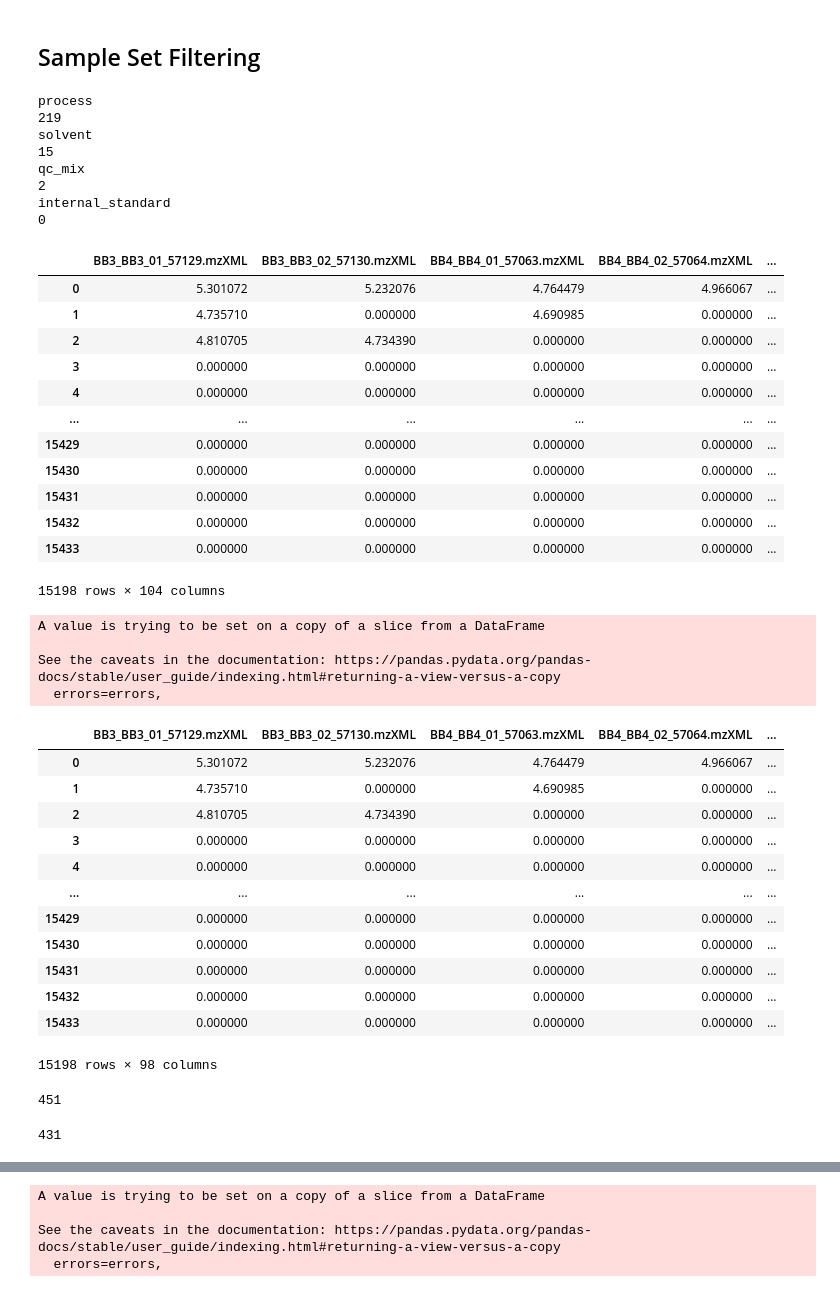
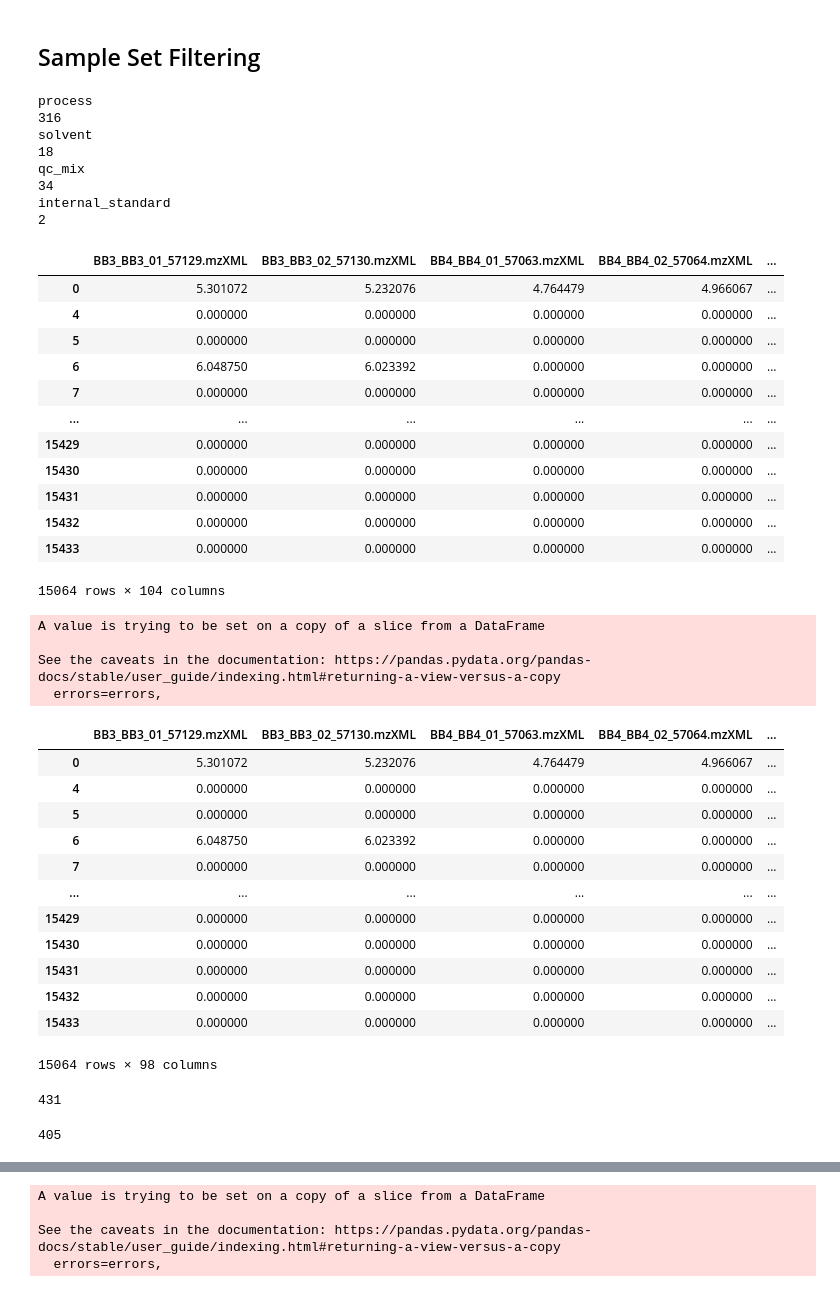
Before and after one commit to c-leber/ORCA, a Jupyter notebook: ORCA.ipynb, the cells around one changed output, grey strips where cells are left out. Cells and saved outputs as stored; diff of their text form; code cells hidden in the pictures.

```diff
--- a/ORCA.ipynb
+++ b/ORCA.ipynb
@@ -464,17 +464,17 @@ filename_column = 'filename'
 for blank in label_to_drop:
     query = filterby + ' == "' + blank + '"'
     print(blank)
-    print(len(df_transformed[md.query(query)['filename']][np.min(df_transformed[md.query(query)['filename']].T) > 0]))
-    df_transformed.drop(df_transformed[md.query(query)['filename']][np.min(df_transformed[md.query(query)['filename']].T) > 0].index, axis = 0, inplace=True)
+    print(len(df_transformed[md.query(query)['filename']][df_transformed[md.query(query)['filename']].T.median() > 0]))
+    df_transformed.drop(df_transformed[md.query(query)['filename']][df_transformed[md.query(query)['filename']].T.median() > 0].index, axis = 0, inplace=True)
 # %% [output]
 process
-219
+316
 solvent
-15
+18
 qc_mix
+34
+internal_standard
 2
-internal_standard
-0
 # %%
 # remove blanks
 filterby = 'SampleType'
@@ -489,53 +489,53 @@ df_transformed
 # %% [output]
 |  | BB3_BB3_01_57129.mzXML | BB3_BB3_02_57130.mzXML | BB4_BB4_01_57063.mzXML | BB4_BB4_02_57064.mzXML | ... |
 | 0 | 5.301072 | 5.232076 | 4.764479 | 4.966067 | ... |
-| 1 | 4.735710 | 0.000000 | 4.690985 | 0.000000 | ... |
-| 2 | 4.810705 | 4.734390 | 0.000000 | 0.000000 | ... |
-| 3 | 0.000000 | 0.000000 | 0.000000 | 0.000000 | ... |
 | 4 | 0.000000 | 0.000000 | 0.000000 | 0.000000 | ... |
+| 5 | 0.000000 | 0.000000 | 0.000000 | 0.000000 | ... |
+| 6 | 6.048750 | 6.023392 | 0.000000 | 0.000000 | ... |
+| 7 | 0.000000 | 0.000000 | 0.000000 | 0.000000 | ... |
 | ... | ... | ... | ... | ... | ... |
 | 15429 | 0.000000 | 0.000000 | 0.000000 | 0.000000 | ... |
 | 15430 | 0.000000 | 0.000000 | 0.000000 | 0.000000 | ... |
 | 15431 | 0.000000 | 0.000000 | 0.000000 | 0.000000 | ... |
 | 15432 | 0.000000 | 0.000000 | 0.000000 | 0.000000 | ... |
 | 15433 | 0.000000 | 0.000000 | 0.000000 | 0.000000 | ... |
-15198 rows × 104 columns
+15064 rows × 104 columns
 # %%
 # remove non Mb (Panama, unknown, Puerto Rico)
 filterby = 'ATTRIBUTE_collection_region'
-label_to_drop = 'Panama'
+label_to_drop = 'Puerto Rico'
 filename_column = 'filename'
 
 ################################################################################################
 query = filterby + ' == "' + label_to_drop + '"'
 df_transformed.drop(list(md.query(query)['filename']), axis = 1, inplace=True)
 df_transformed
 # %% [output]
 A value is trying to be set on a copy of a slice from a DataFrame
 
 See the caveats in the documentation: https://pandas.pydata.org/pandas-docs/stable/user_guide/indexing.html#returning-a-view-versus-a-copy
   errors=errors,
 |  | BB3_BB3_01_57129.mzXML | BB3_BB3_02_57130.mzXML | BB4_BB4_01_57063.mzXML | BB4_BB4_02_57064.mzXML | ... |
 | 0 | 5.301072 | 5.232076 | 4.764479 | 4.966067 | ... |
-| 1 | 4.735710 | 0.000000 | 4.690985 | 0.000000 | ... |
-| 2 | 4.810705 | 4.734390 | 0.000000 | 0.000000 | ... |
-| 3 | 0.000000 | 0.000000 | 0.000000 | 0.000000 | ... |
 | 4 | 0.000000 | 0.000000 | 0.000000 | 0.000000 | ... |
+| 5 | 0.000000 | 0.000000 | 0.000000 | 0.000000 | ... |
+| 6 | 6.048750 | 6.023392 | 0.000000 | 0.000000 | ... |
+| 7 | 0.000000 | 0.000000 | 0.000000 | 0.000000 | ... |
 | ... | ... | ... | ... | ... | ... |
 | 15429 | 0.000000 | 0.000000 | 0.000000 | 0.000000 | ... |
 | 15430 | 0.000000 | 0.000000 | 0.000000 | 0.000000 | ... |
 | 15431 | 0.000000 | 0.000000 | 0.000000 | 0.000000 | ... |
 | 15432 | 0.000000 | 0.000000 | 0.000000 | 0.000000 | ... |
 | 15433 | 0.000000 | 0.000000 | 0.000000 | 0.000000 | ... |
-15198 rows × 98 columns
+15064 rows × 98 columns
 # %%
 sum(df_transformed['BF11_dil2x_BF11_01_57203.mzXML'] > 0)
 # %% [output]
-451
+431
 # %%
 sum(df_transformed['BF11_dil2x_BF11_02_57204.mzXML'] > 0)
 # %% [output]
-431
+405
 # %%
 # remove peaks not present in both reps (remove blanks first!!)
 cols = list(df_transformed.columns)
```
Also changed, not shown: parts of 37 cells of this notebook.
